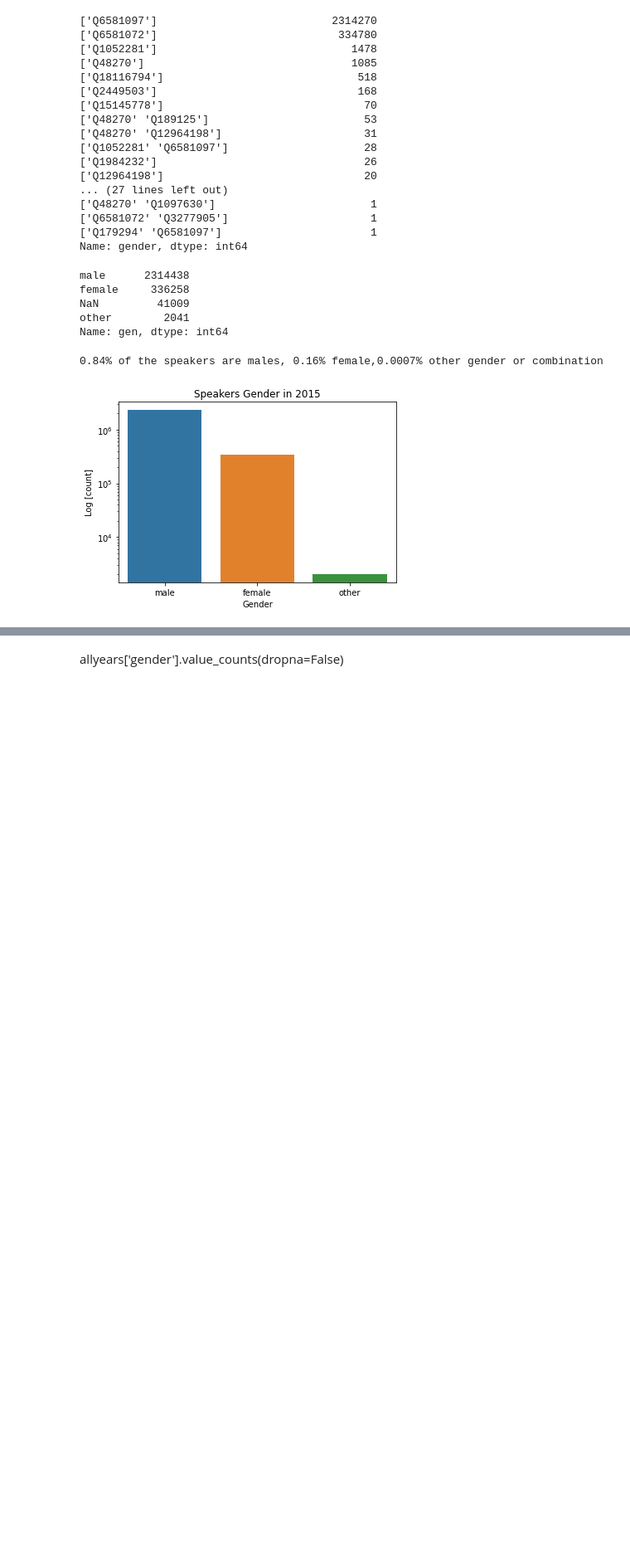
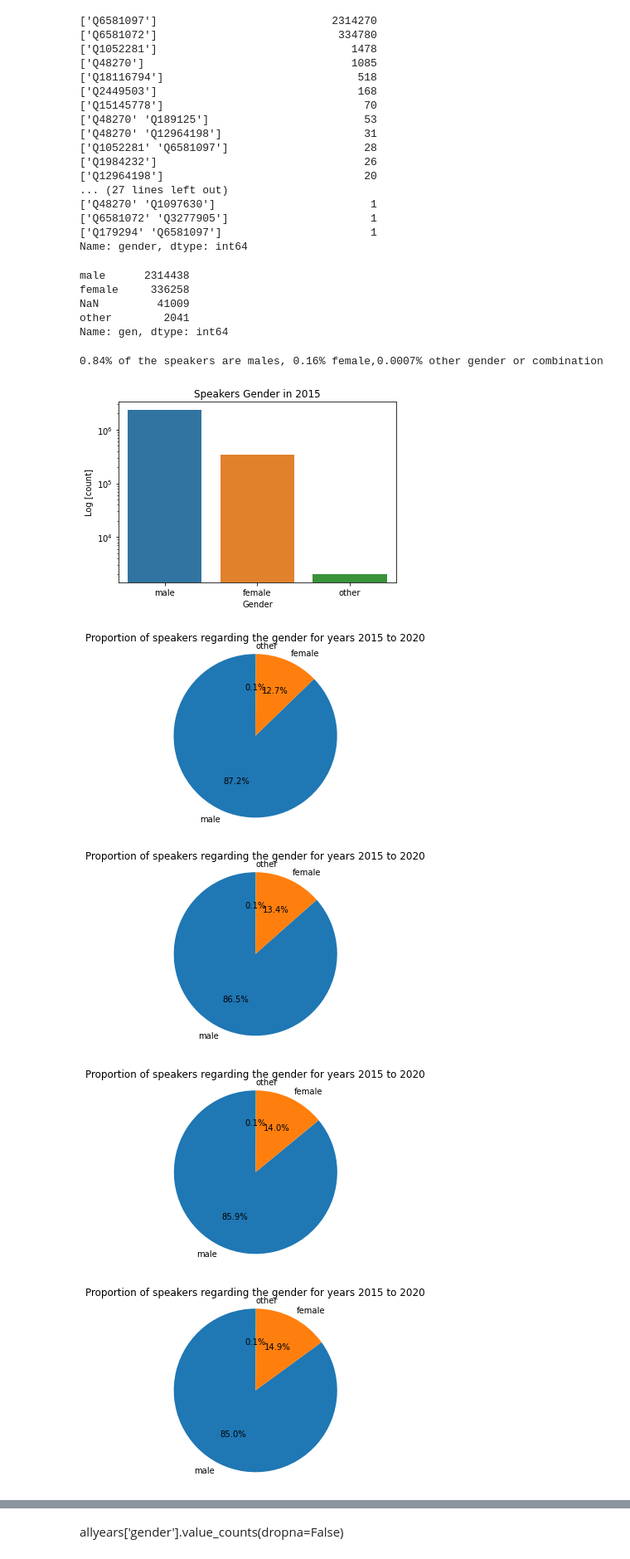
Before and after one commit to epfl-ada/ada-2021-project-allg, a Jupyter notebook: Milestone-2.ipynb, the cells around one changed output, grey strips where cells are left out. Shown at 83% size. Saved outputs shown, nothing was run; the diff lists cells and outputs as text; code cells hidden in the pictures; blank space fills up the shorter version.

Commit message:
pie charts almost done ?

```diff
--- a/Milestone-2.ipynb
+++ b/Milestone-2.ipynb
@@ -198,14 +198,41 @@ plt.show()
 # %%
 # reading con concadate all csv gender files to create one dataframe
 colnames = ['qids','quoteid','gender']
 path = r'C:\ada-2021-project-allg-main' # use your path
 all_files = glob.glob(path + "/*.csv")
 
 li = []
 
+import matplotlib.pyplot as plotter
+
 for filename in all_files:
     df = pd.read_csv(filename, header = None, index_col=0, names = colnames)
+    male = df[df['gender'] == 'male'].gender.count()
+    female = df[df['gender'] == 'female'].gender.count()
+    other = df[df['gender'] == 'other'].gender.count()
+    total = male + female + other
+
+    # The slice names of a population distribution pie chart
+    labels = ['male','female','other']
+    # Population data
+    sizes = [male/total, female/total, other/total]
+    figureObject, axesObject = plotter.subplots()
+    # Draw the pie chart
+    axesObject.pie(sizes,
+        labels=labels,
+        autopct='%1.1f%%',
+        startangle=90)
+    # Aspect ratio - equal means pie is a circle
+    axesObject.axis('equal')
+    plt.title('Proportion of speakers regarding the gender for years 2015 to 2020');
+    plotter.show()
+
     li.append(df)
 
 allyears = pd.concat(li, axis=0, ignore_index=True)
 allyears['quoteid'] = allyears['quoteid'].str[:-7]
+# %% [output]
+[figure, added]
+[figure, added]
+[figure, added]
+[figure, added]
```
Also changed, not shown: parts of 2 cells of this notebook, 1 other file.
